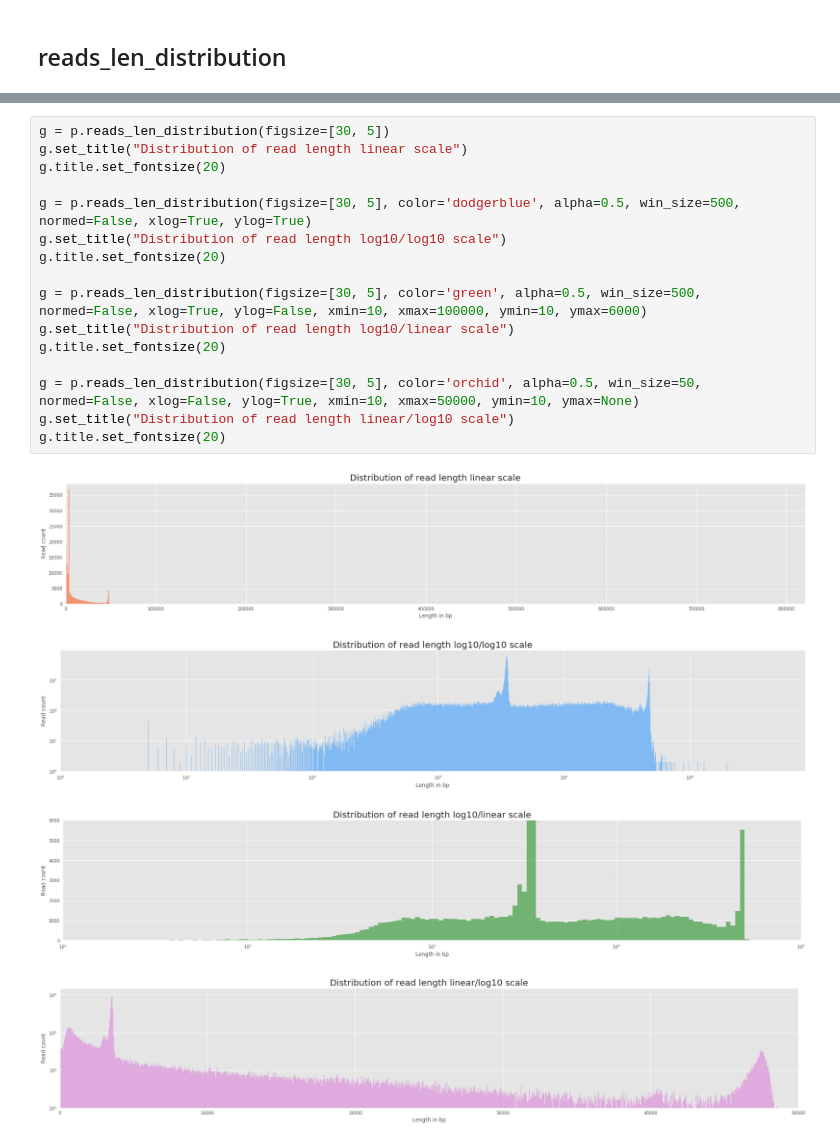
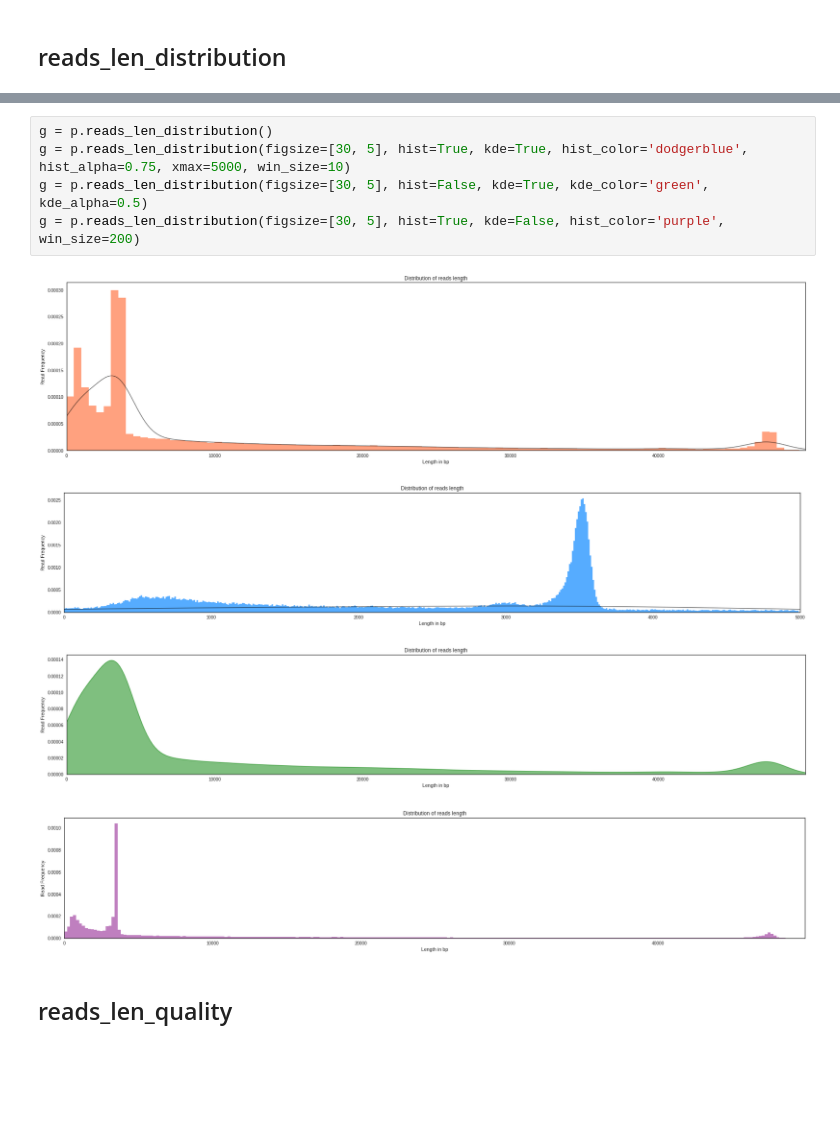
Before and after one commit to a-slide/pycoQC, a Jupyter notebook: pycoQC/test_pycoQC.ipynb, the cells around one changed output, grey strips where cells are left out. Cells and saved outputs as stored; diff of their text form; blank space fills up the shorter version.

```diff
--- a/pycoQC/test_pycoQC.ipynb
+++ b/pycoQC/test_pycoQC.ipynb
@@ -221,23 +221,14 @@ reads_len_distribution(self, figsize=[30, 7], color='orangered', alpha=0.5, win_
     => Return
         A matplotlib.axes object for further user customisation (http://matplotlib.org/api/axes_api.html)
-# %%
-g = p.reads_len_distribution(figsize=[30, 5])
-g.set_title("Distribution of read length linear scale")
-g.title.set_fontsize(20)
-
-g = p.reads_len_distribution(figsize=[30, 5], color='dodgerblue', alpha=0.5, win_size=500, normed=False, xlog=True, ylog=True)
-g.set_title("Distribution of read length log10/log10 scale")
-g.title.set_fontsize(20)
-
-g = p.reads_len_distribution(figsize=[30, 5], color='green', alpha=0.5, win_size=500, normed=False, xlog=True, ylog=False, xmin=10, xmax=100000, ymin=10, ymax=6000)
-g.set_title("Distribution of read length log10/linear scale")
-g.title.set_fontsize(20)
-
-g = p.reads_len_distribution(figsize=[30, 5], color='orchid', alpha=0.5, win_size=50, normed=False, xlog=False, ylog=True, xmin=10, xmax=50000, ymin=10, ymax=None)
-g.set_title("Distribution of read length linear/log10 scale")
-g.title.set_fontsize(20)
-# %% [output]
-[figure, removed]
-[figure, removed]
-[figure, removed]
-[figure, removed]
+# %%
+g = p.reads_len_distribution()
+g = p.reads_len_distribution(figsize=[30, 5], hist=True, kde=True, hist_color='dodgerblue', hist_alpha=0.75, xmax=5000, win_size=10)
+g = p.reads_len_distribution(figsize=[30, 5], hist=False, kde=True, kde_color='green', kde_alpha=0.5)
+g = p.reads_len_distribution(figsize=[30, 5], hist=True, kde=False, hist_color='purple', win_size=200)
+# %% [output]
+[figure, added]
+[figure, added]
+[figure, added]
+[figure, added]
+# %% [markdown]
+## reads_len_quality
```
Also changed, not shown: parts of 18 cells of this notebook, 12 other files.
